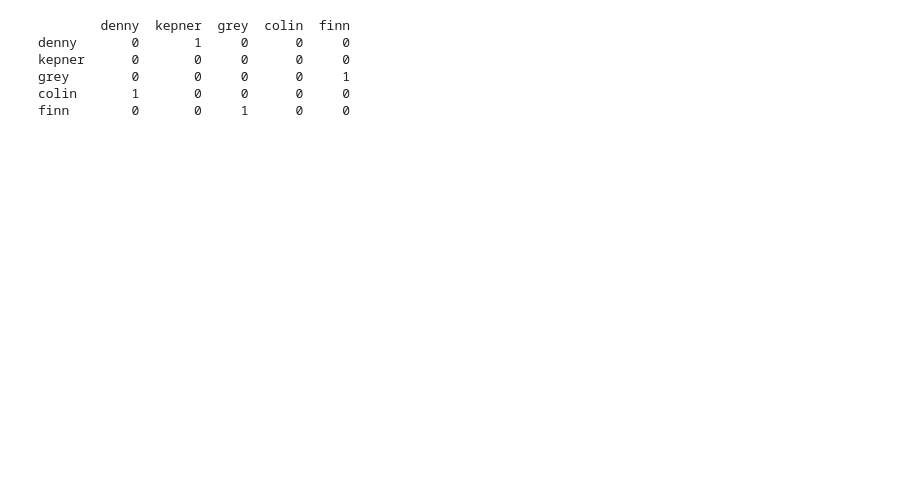
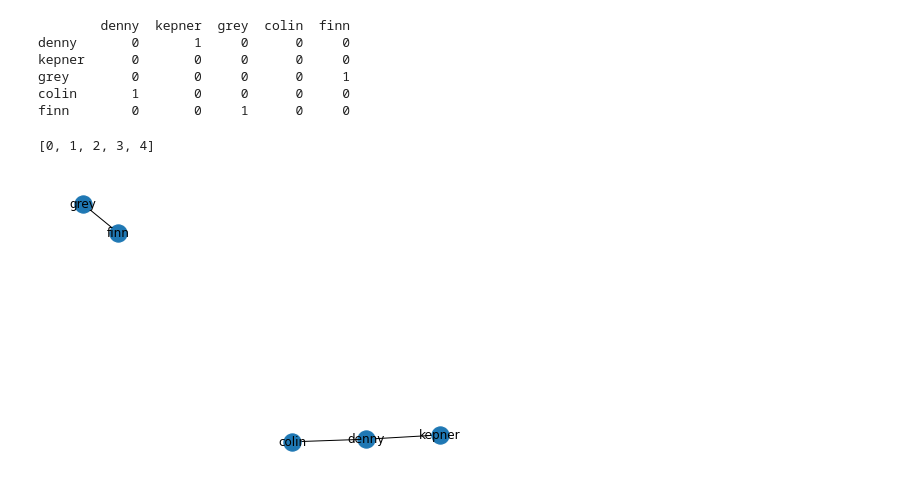
Before and after one commit to kmeeraj/basic_machine_learning, a Jupyter notebook: graphs/Adjacent Matrix.ipynb, the cells around one changed output. Saved outputs shown, nothing was run; the diff lists cells and outputs as text; code cells hidden in the pictures; blank space fills up the shorter version.

```diff
--- a/graphs/Adjacent Matrix.ipynb
+++ b/graphs/Adjacent Matrix.ipynb
@@ -47,3 +47,17 @@ kepner      0       0     0      0     0
 grey        0       0     0      0     1
 colin       1       0     0      0     0
 finn        0       0     1      0     0
+# %%
+GAAdj = nx.from_numpy_matrix(ga_adj.values)
+# %%
+print(GAAdj.nodes())
+# %% [output]
+[0, 1, 2, 3, 4]
+# %%
+label_mapping = dict(zip(GAAdj.nodes(), ga_adj.columns))
+
+GAAdj = nx.relabel_nodes(GAAdj, label_mapping)
+# %%
+nx.draw_spring(GAAdj, with_labels=True)
+# %% [output]
+[figure, added]
```
Also changed, not shown: parts of 1 cell of this notebook, 4 other files.
